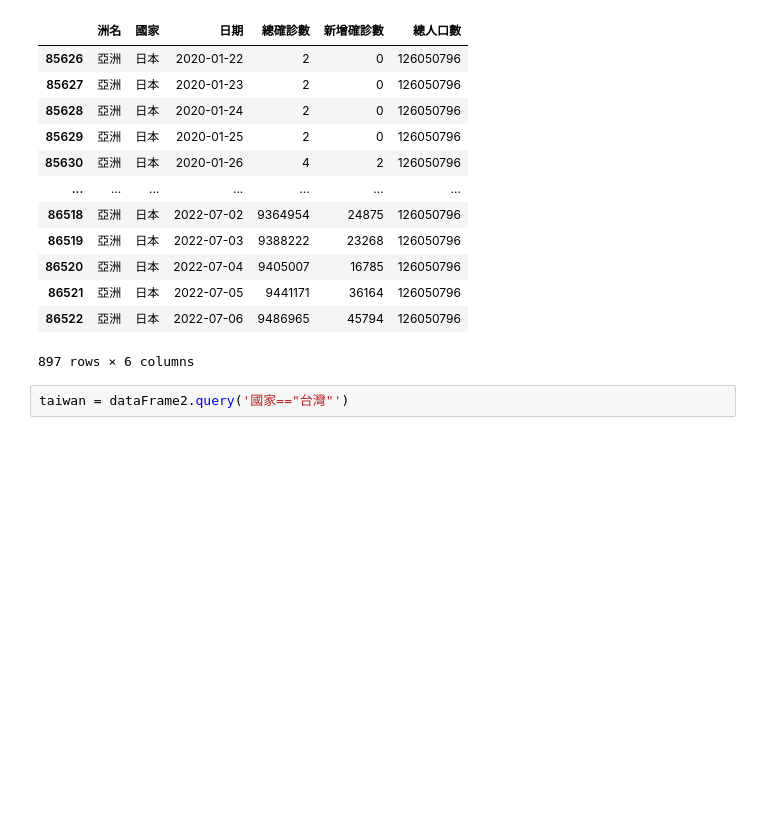
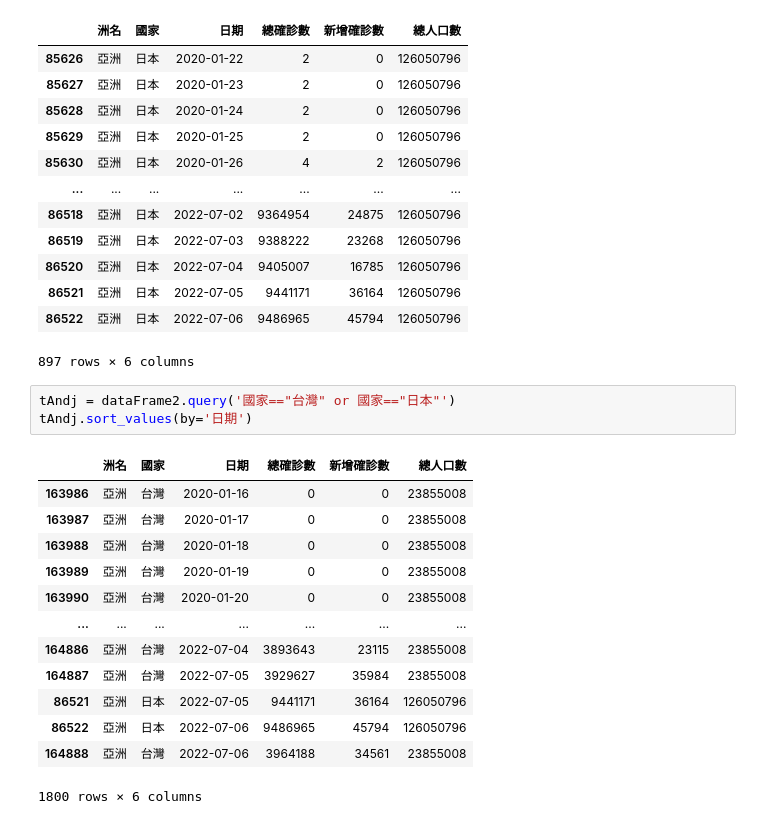
Before and after one commit to Keng9487/python1, a Jupyter notebook: 上課用目錄/lesson18_1.ipynb, the cells around one changed output. Cells and saved outputs as stored; diff of their text form; blank space fills up the shorter version.

```diff
--- a/上課用目錄/lesson18_1.ipynb
+++ b/上課用目錄/lesson18_1.ipynb
@@ -122,4 +122,19 @@ japan
 | 86522 | 亞洲 | 日本 | 2022-07-06 | 9486965 | 45794 | 126050796 |
 897 rows × 6 columns
 # %%
-taiwan = dataFrame2.query('國家=="台灣"')
+tAndj = dataFrame2.query('國家=="台灣" or 國家=="日本"')
+tAndj.sort_values(by='日期')
+# %% [output]
+|  | 洲名 | 國家 | 日期 | 總確診數 | 新增確診數 | 總人口數 |
+| 163986 | 亞洲 | 台灣 | 2020-01-16 | 0 | 0 | 23855008 |
+| 163987 | 亞洲 | 台灣 | 2020-01-17 | 0 | 0 | 23855008 |
+| 163988 | 亞洲 | 台灣 | 2020-01-18 | 0 | 0 | 23855008 |
+| 163989 | 亞洲 | 台灣 | 2020-01-19 | 0 | 0 | 23855008 |
+| 163990 | 亞洲 | 台灣 | 2020-01-20 | 0 | 0 | 23855008 |
+| ... | ... | ... | ... | ... | ... | ... |
+| 164886 | 亞洲 | 台灣 | 2022-07-04 | 3893643 | 23115 | 23855008 |
+| 164887 | 亞洲 | 台灣 | 2022-07-05 | 3929627 | 35984 | 23855008 |
+| 86521 | 亞洲 | 日本 | 2022-07-05 | 9441171 | 36164 | 126050796 |
+| 86522 | 亞洲 | 日本 | 2022-07-06 | 9486965 | 45794 | 126050796 |
+| 164888 | 亞洲 | 台灣 | 2022-07-06 | 3964188 | 34561 | 23855008 |
+1800 rows × 6 columns
```
Also changed, not shown: parts of 7 cells of this notebook, 2 other files.
